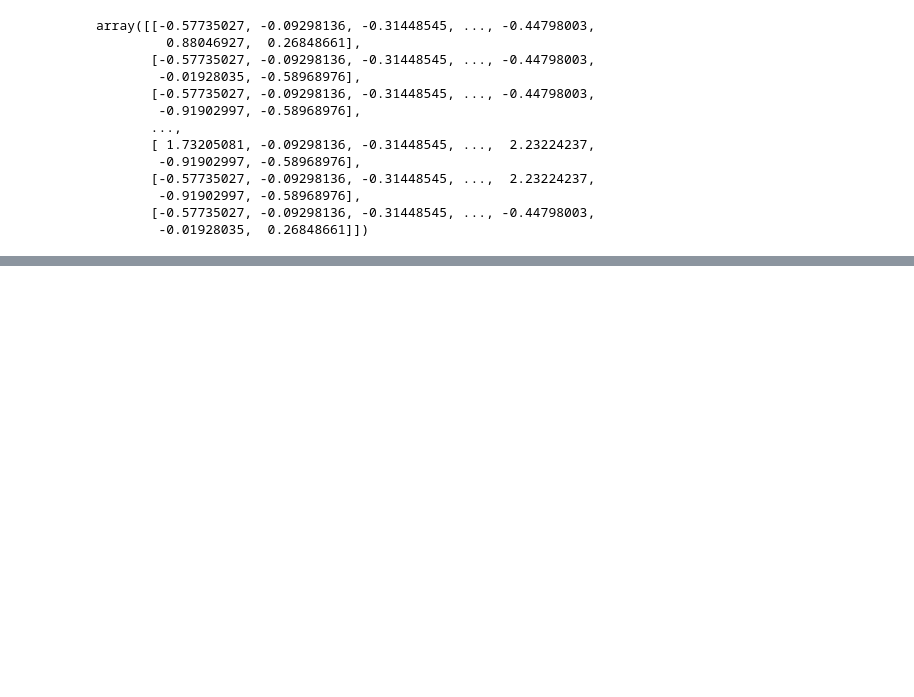
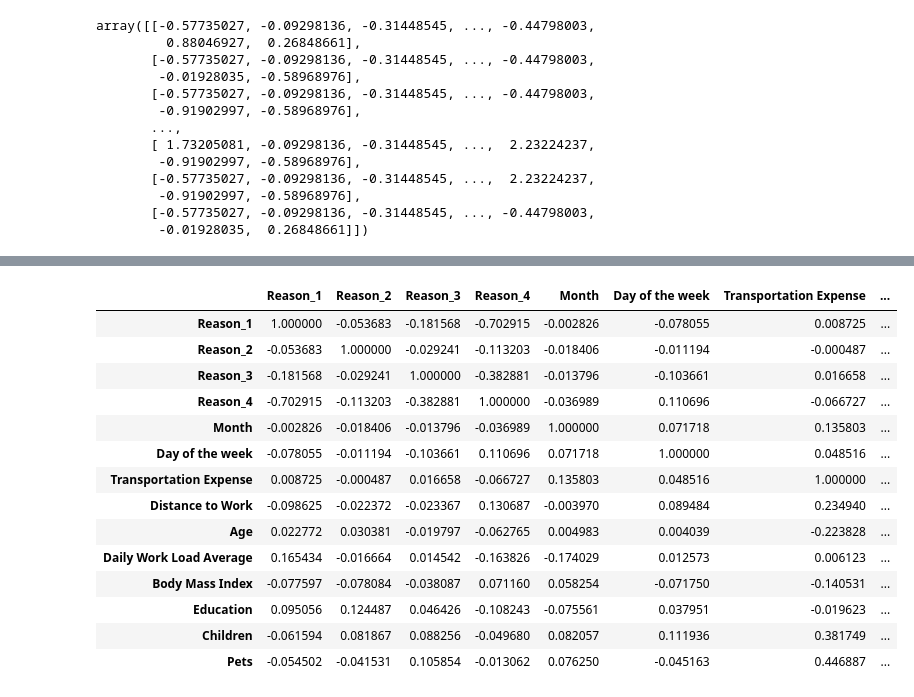
Before and after one commit to cliptic/Absentism, a Jupyter notebook: Analysis.ipynb, the cells around one changed output, grey strips where cells are left out. Cells and saved outputs as stored; diff of their text form; code cells hidden in the pictures; blank space fills up the shorter version.

```diff
--- a/Analysis.ipynb
+++ b/Analysis.ipynb
@@ -95,0 +186,18 @@ array([[-0.57735027, -0.09298136, -0.31448545, ..., -0.44798003,
+# %%
+unscaled_inputs.corr()
+# %% [output]
+|  | Reason_1 | Reason_2 | Reason_3 | Reason_4 | Month | Day of the week | Transportation Expense | ... |
+| Reason_1 | 1.000000 | -0.053683 | -0.181568 | -0.702915 | -0.002826 | -0.078055 | 0.008725 | ... |
+| Reason_2 | -0.053683 | 1.000000 | -0.029241 | -0.113203 | -0.018406 | -0.011194 | -0.000487 | ... |
+| Reason_3 | -0.181568 | -0.029241 | 1.000000 | -0.382881 | -0.013796 | -0.103661 | 0.016658 | ... |
+| Reason_4 | -0.702915 | -0.113203 | -0.382881 | 1.000000 | -0.036989 | 0.110696 | -0.066727 | ... |
+| Month | -0.002826 | -0.018406 | -0.013796 | -0.036989 | 1.000000 | 0.071718 | 0.135803 | ... |
+| Day of the week | -0.078055 | -0.011194 | -0.103661 | 0.110696 | 0.071718 | 1.000000 | 0.048516 | ... |
+| Transportation Expense | 0.008725 | -0.000487 | 0.016658 | -0.066727 | 0.135803 | 0.048516 | 1.000000 | ... |
+| Distance to Work | -0.098625 | -0.022372 | -0.023367 | 0.130687 | -0.003970 | 0.089484 | 0.234940 | ... |
+| Age | 0.022772 | 0.030381 | -0.019797 | -0.062765 | 0.004983 | 0.004039 | -0.223828 | ... |
+| Daily Work Load Average | 0.165434 | -0.016664 | 0.014542 | -0.163826 | -0.174029 | 0.012573 | 0.006123 | ... |
+| Body Mass Index | -0.077597 | -0.078084 | -0.038087 | 0.071160 | 0.058254 | -0.071750 | -0.140531 | ... |
+| Education | 0.095056 | 0.124487 | 0.046426 | -0.108243 | -0.075561 | 0.037951 | -0.019623 | ... |
+| Children | -0.061594 | 0.081867 | 0.088256 | -0.049680 | 0.082057 | 0.111936 | 0.381749 | ... |
+| Pets | -0.054502 | -0.041531 | 0.105854 | -0.013062 | 0.076250 | -0.045163 | 0.446887 | ... |
```
Also changed, not shown: parts of 18 cells of this notebook.
